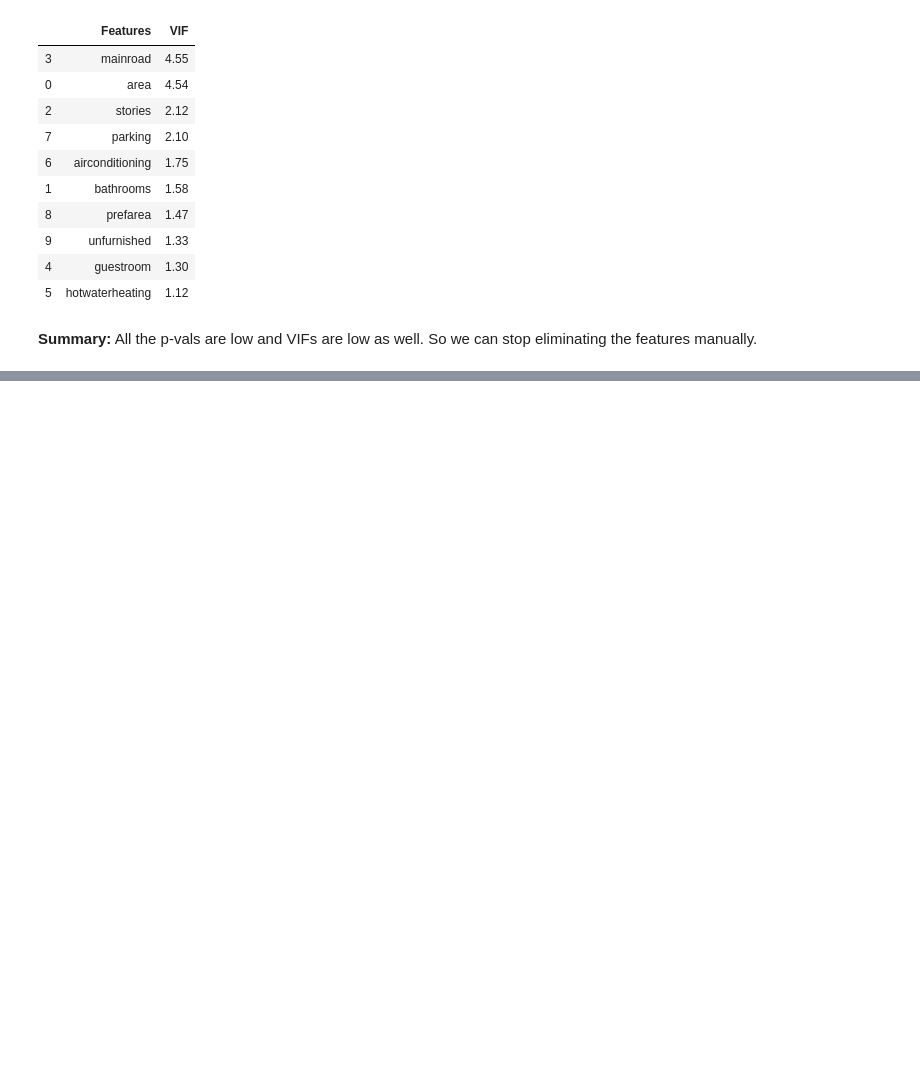
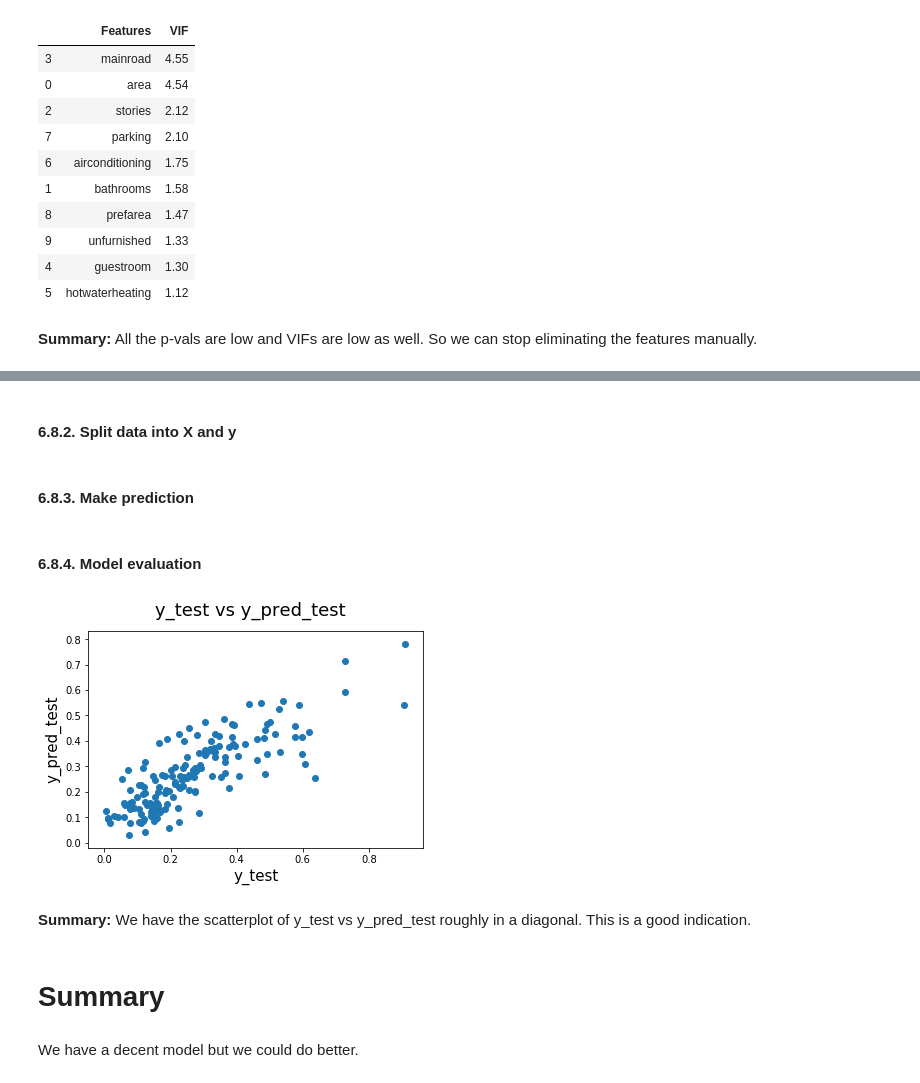
Before and after one commit to raditz2488/AIML, a Jupyter notebook: MultipleLinearRegression/HousePricePrediction/HousePricePrediction.ipynb, the cells around one changed output, grey strips where cells are left out. Saved outputs shown, nothing was run; the diff lists cells and outputs as text; code cells hidden in the pictures; blank space fills up the shorter version.

```diff
--- a/MultipleLinearRegression/HousePricePrediction/HousePricePrediction.ipynb
+++ b/MultipleLinearRegression/HousePricePrediction/HousePricePrediction.ipynb
@@ -652,0 +676,3 @@ ols_trainer.vif()
+# %%
+df_test[numeric_columns] = scaler.transform(df_test[numeric_columns])
+df_test.head()
@@ -652,0 +698,26 @@ ols_trainer.vif()
+# %% [markdown]
+#### 6.8.2. Split data into X and y
+# %%
+y_test = df_test.pop('price')
+X_test = df_test
+# %% [markdown]
+#### 6.8.3. Make prediction
+# %%
+y_pred_test = ols_trainer.predict(X_test)
+# %% [markdown]
+#### 6.8.4. Model evaluation
+# %%
+fig = plt.figure()
+plt.scatter(y_test, y_pred_test)
+fig.suptitle('y_test vs y_pred_test', fontsize=18)
+plt.xlabel('y_test', fontsize=15)
+plt.ylabel('y_pred_test', fontsize=15)
+plt.show()
+# %% [output]
+[figure, added]
+# %% [markdown]
+<b>Summary:</b> We have the scatterplot of y_test vs y_pred_test roughly in a diagonal. This is a good indication.
+# %% [markdown]
+# Summary
+# %% [markdown]
+We have a decent model but we could do better.
```
Also changed, not shown: parts of 22 cells of this notebook.
